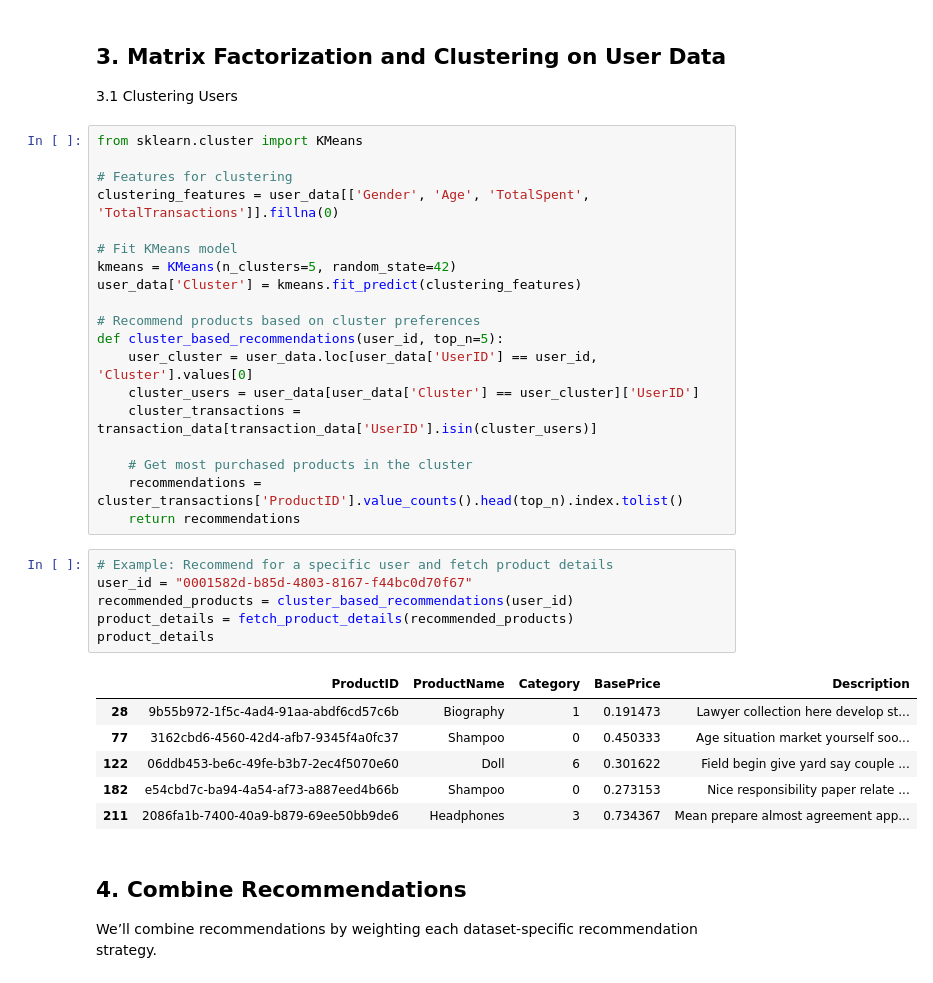
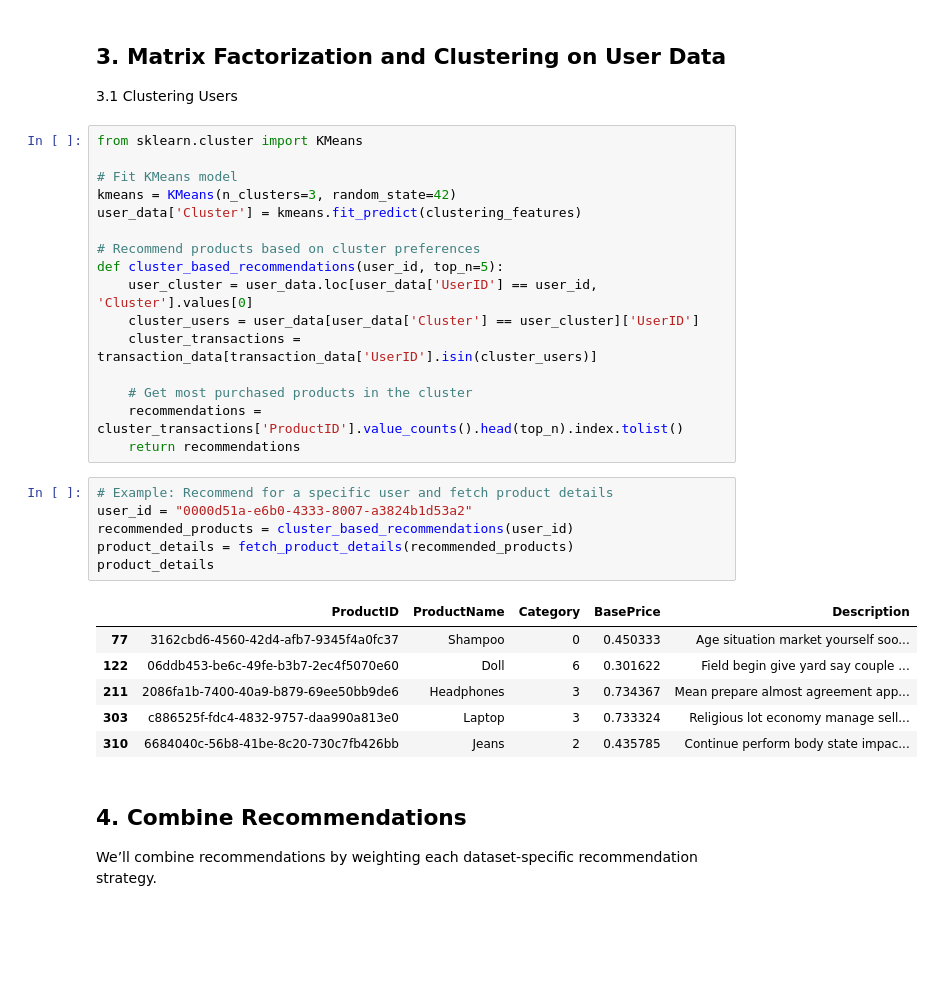
Before and after one commit to ojshav/Recommendation-System, a Jupyter notebook: Recommendation Engine/recommendaion_engine _test.ipynb, the cells around one changed output. Cells and saved outputs as stored; diff of their text form; blank space fills up the shorter version.

```diff
--- a/Recommendation Engine/recommendaion_engine _test.ipynb
+++ b/Recommendation Engine/recommendaion_engine _test.ipynb
@@ -744,11 +760,8 @@ product_details
 # %%
 from sklearn.cluster import KMeans
 
-# Features for clustering
-clustering_features = user_data[['Gender', 'Age', 'TotalSpent', 'TotalTransactions']].fillna(0)
-
 # Fit KMeans model
-kmeans = KMeans(n_clusters=5, random_state=42)
+kmeans = KMeans(n_clusters=3, random_state=42)
 user_data['Cluster'] = kmeans.fit_predict(clustering_features)
 
 # Recommend products based on cluster preferences
@@ -762,17 +775,17 @@ def cluster_based_recommendations(user_id, top_n=5):
     return recommendations
 # %%
 # Example: Recommend for a specific user and fetch product details
-user_id = "0001582d-b85d-4803-8167-f44bc0d70f67"
+user_id = "0000d51a-e6b0-4333-8007-a3824b1d53a2"
 recommended_products = cluster_based_recommendations(user_id)
 product_details = fetch_product_details(recommended_products)
 product_details
 # %% [output]
 |  | ProductID | ProductName | Category | BasePrice | Description |
-| 28 | 9b55b972-1f5c-4ad4-91aa-abdf6cd57c6b | Biography | 1 | 0.191473 | Lawyer collection here develop st... |
 | 77 | 3162cbd6-4560-42d4-afb7-9345f4a0fc37 | Shampoo | 0 | 0.450333 | Age situation market yourself soo... |
 | 122 | 06ddb453-be6c-49fe-b3b7-2ec4f5070e60 | Doll | 6 | 0.301622 | Field begin give yard say couple ... |
-| 182 | e54cbd7c-ba94-4a54-af73-a887eed4b66b | Shampoo | 0 | 0.273153 | Nice responsibility paper relate ... |
 | 211 | 2086fa1b-7400-40a9-b879-69ee50bb9de6 | Headphones | 3 | 0.734367 | Mean prepare almost agreement app... |
+| 303 | c886525f-fdc4-4832-9757-daa990a813e0 | Laptop | 3 | 0.733324 | Religious lot economy manage sell... |
+| 310 | 6684040c-56b8-41be-8c20-730c7fb426bb | Jeans | 2 | 0.435785 | Continue perform body state impac... |
 # %% [markdown]
 ## 4. Combine Recommendations
 We’ll combine recommendations by weighting each dataset-specific recommendation strategy.
```
Also changed, not shown: parts of 12 cells of this notebook.
